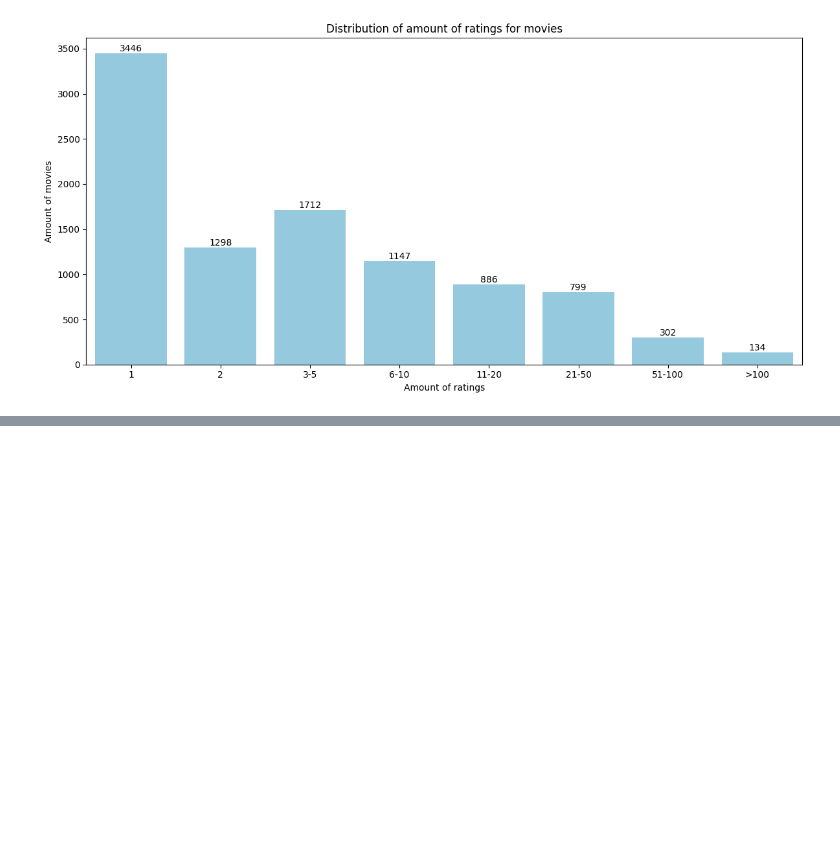
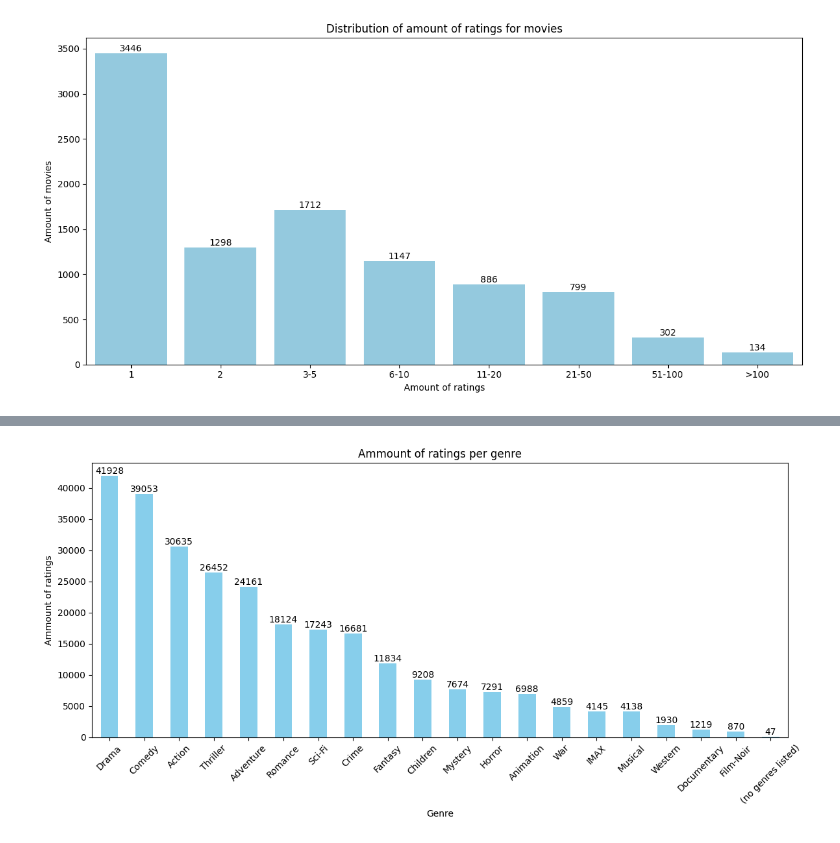
Before and after one commit to IkkiVD/MovieRS, a Jupyter notebook: baptiste.ipynb, the cells around one changed output, grey strips where cells are left out. Saved outputs shown, nothing was run; the diff lists cells and outputs as text; code cells hidden in the pictures; blank space fills up the shorter version.

```diff
--- a/baptiste.ipynb
+++ b/baptiste.ipynb
@@ -145,0 +144,21 @@ plt.show()
+# %%
+movies_expanded = movies.explode("genres")
+
+ratings_with_genre = pd.merge(ratings, movies_expanded[["movieId", "genres"]], on="movieId")
+
+genre_rating_counts = ratings_with_genre["genres"].value_counts().sort_values(ascending=False)
+
+plt.figure(figsize=(12,6))
+ax = genre_rating_counts.plot(kind="bar", color="skyblue")
+plt.title("Ammount of ratings per genre")
+plt.xlabel("Genre")
+plt.ylabel("Ammount of ratings")
+plt.xticks(rotation=45)
+
+for i, v in enumerate(genre_rating_counts):
+    ax.text(i, v, str(v), ha='center', va='bottom')
+
+plt.tight_layout()
+plt.show()
+# %% [output]
+[figure, added]
```
Also changed, not shown: parts of 2 cells of this notebook.
